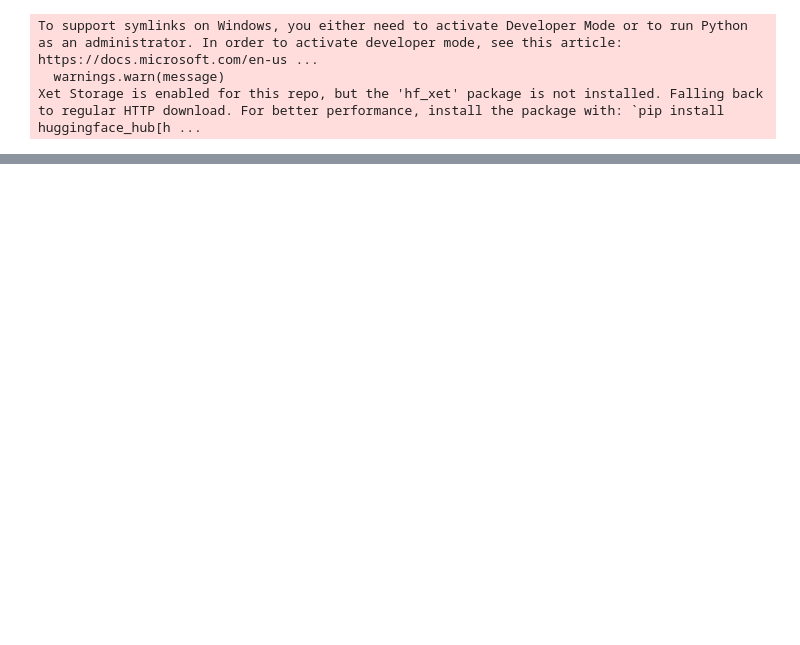
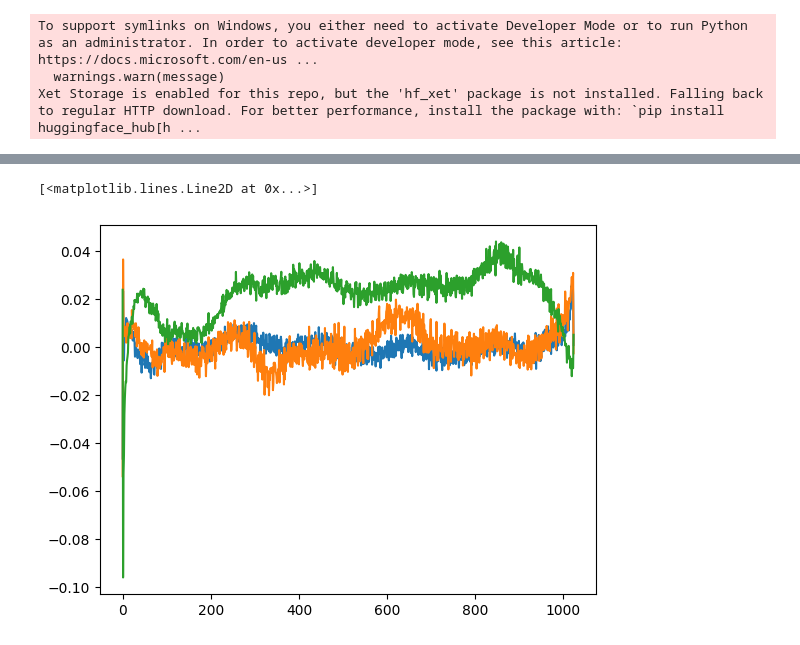
Before and after one commit to Rasheek16/nano-gpt, a Jupyter notebook: play.ipynb, the cells around one changed output, grey strips where cells are left out. Cells and saved outputs as stored; diff of their text form; code cells hidden in the pictures; blank space fills up the shorter version.

```diff
--- a/play.ipynb
+++ b/play.ipynb
@@ -9,0 +46,7 @@ Xet Storage is enabled for this repo, but the 'hf_xet' package is not installed.
+# %%
+plt.plot(sd_df['transformer.wpe.weight'][:,150])
+plt.plot(sd_df['transformer.wpe.weight'][:,200])
+plt.plot(sd_df['transformer.wpe.weight'][:,250])
+# %% [output]
+[<matplotlib.lines.Line2D at 0x...>]
+[figure, added]
```
Also changed, not shown: parts of 3 cells of this notebook.
